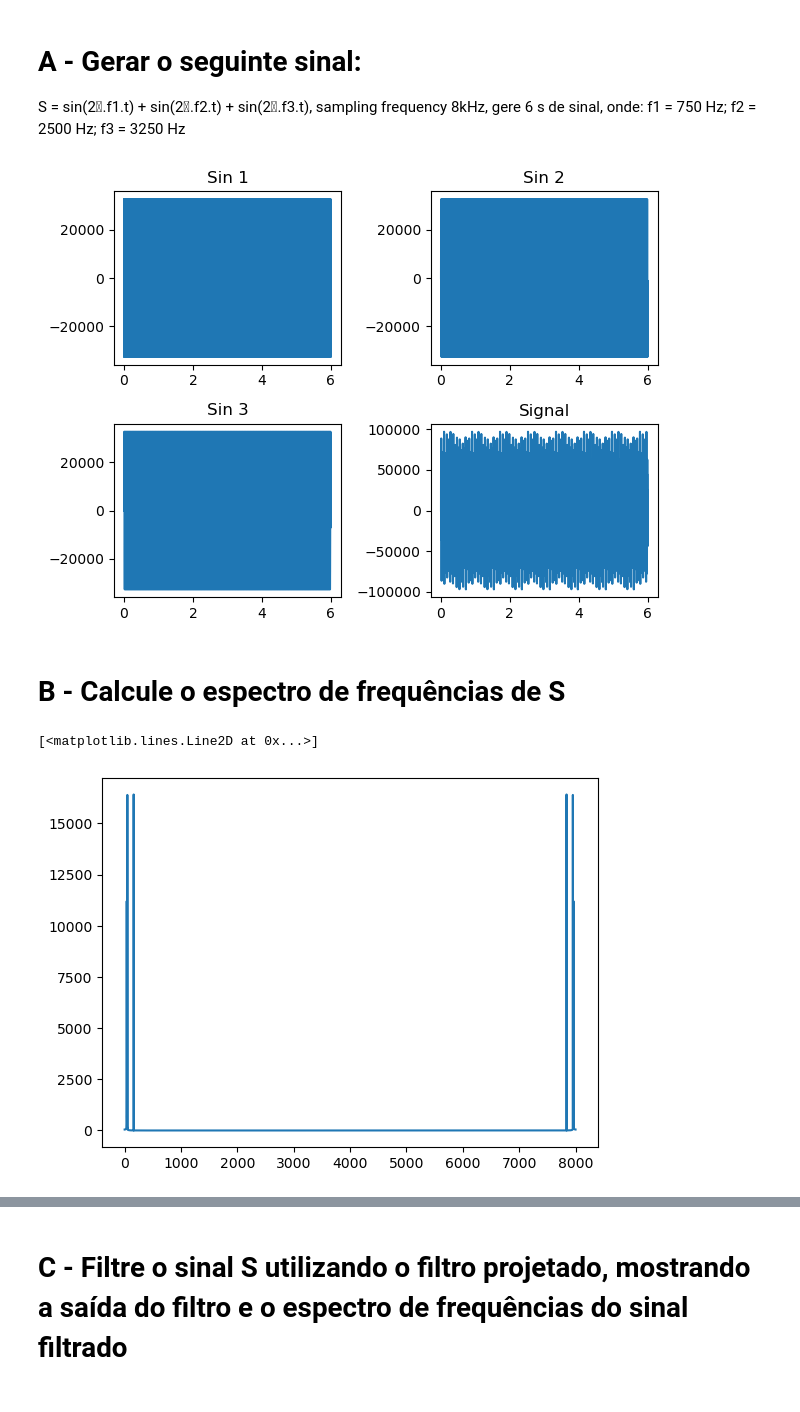
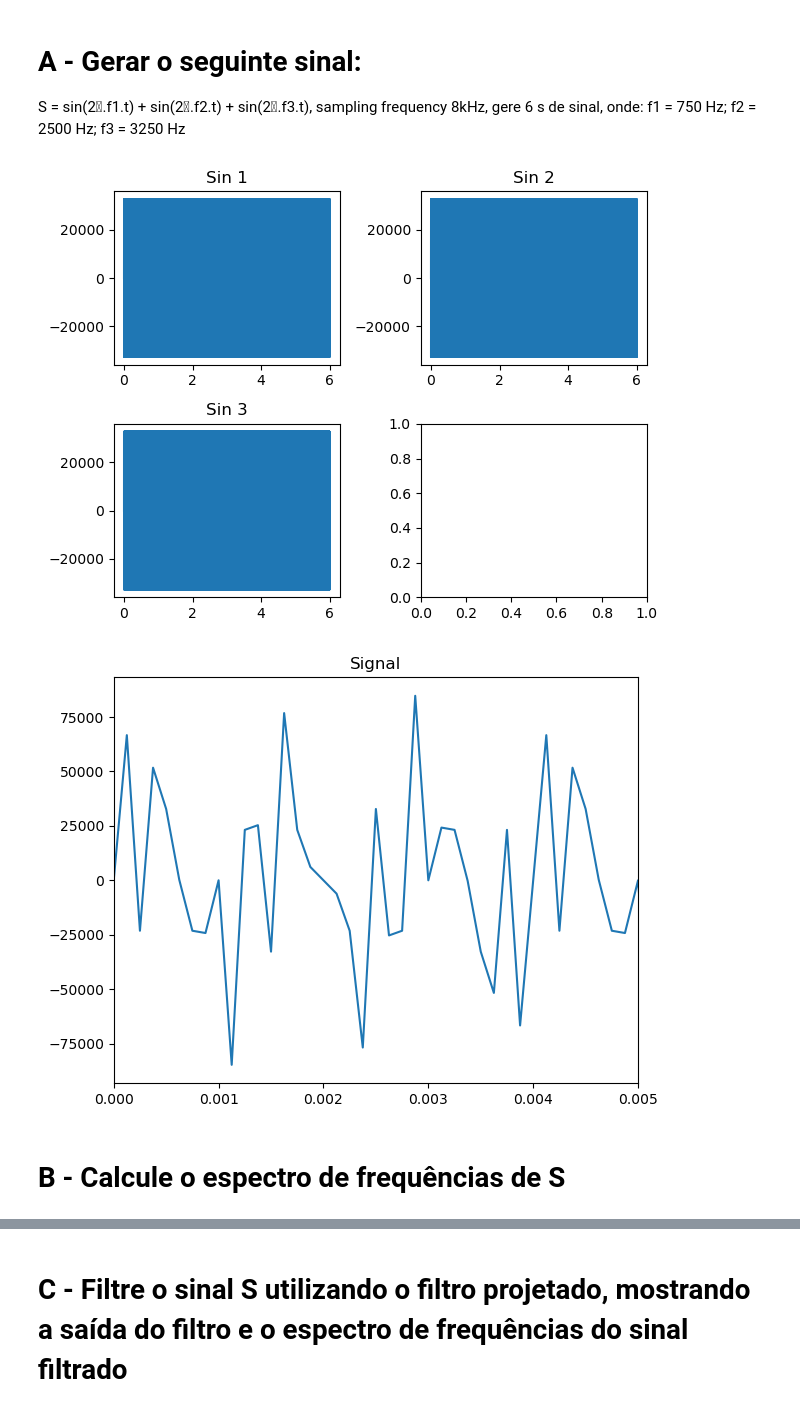
Before and after one commit to derick-amontagna/master-degree-ufsc-electrical-engineering, a Jupyter notebook: PSB/T1/ex03.ipynb, the cells around one changed output, grey strips where cells are left out. Cells and saved outputs as stored; diff of their text form; code cells hidden in the pictures.

```diff
--- a/PSB/T1/ex03.ipynb
+++ b/PSB/T1/ex03.ipynb
@@ -8,57 +8,49 @@ f3 = 3250 Hz
 # %%
 import math
 import numpy as np
 import matplotlib.pyplot as plt
 
 
 def normalise(x,MAX_INT16=32767):
     maxamp = max(x)
     amp = math.floor(MAX_INT16/maxamp)
     norm = np.zeros(len(x))
     for i in range(len(x)):
         norm[i] = amp*x[i]
     return norm
 
 
-def genSine(a, f0, fs, dur):
-    t = np.arange(dur)
-    sinusoid = a*np.sin(2*np.pi*t*(f0/fs))
+def genSine(a, freq, duration, sample_rate):
+    t = np.linspace(0, duration, sample_rate * duration, endpoint=False)
+    sinusoid = a*np.sin(2*np.pi*t*freq)
     sinusoid = normalise(sinusoid)
     return sinusoid
 
 fs = 8000
-dur = 6*fs
-tstep = 1 / fs
-t = np.linspace(0, (dur-1)*tstep, dur)
-sin1 = genSine(1,15,750,dur)
-sin2 = genSine(1,15,2500,dur)
-sin3 = genSine(1,15,3250,dur)
-s = sin1 + sin2 + sin3
+dur = 6
+N = 6*fs # Number of samples
+t = np.linspace(0, dur, fs * dur, endpoint=False)
+sin1 = genSine(1,750,dur, fs)
+sin2 = genSine(1,2500,dur,fs)
+sin3 = genSine(1,3250,dur,fs)
+signal = sin1 + sin2 + sin3
 
 fig, ((ax1, ax2), (ax3, ax4)) = plt.subplots(2, 2)
 ax1.plot(t, sin1)
 ax1.set_title('Sin 1')
 ax2.plot(t, sin2)
 ax2.set_title('Sin 2')
 ax3.plot(t, sin3)
 ax3.set_title('Sin 3')
-ax4.plot(t, s)
-ax4.set_title('Signal')
 plt.tight_layout()
+
+fig, ax = plt.subplots()
+ax.plot(t, signal)
+ax.set_title('Signal')
+ax.set_xlim(0, 0.005)
+plt.tight_layout()
 # %% [output]
-[figure, old version]
+[figure, new version]
+[figure, added]
 # %% [markdown]
 # B - Calcule o espectro de frequências de S
-# %%
-y = np.fft.fft(s)
-
-fstep = fs / dur
-
-f = np.linspace(0, (dur-1)*fstep, dur)
-
-y_mag = np.abs(y) / len(s)
-
-plt.plot(f, y_mag)
-# %% [output]
-[<matplotlib.lines.Line2D at 0x...>]
-[figure, removed]
```
Also changed, not shown: parts of 4 cells of this notebook.
